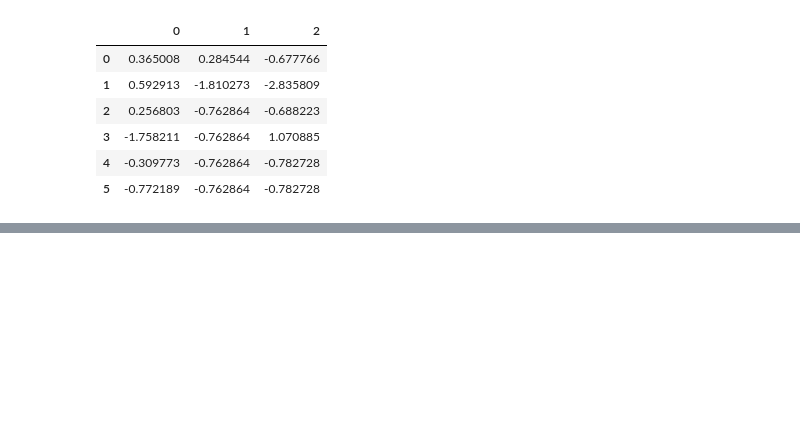
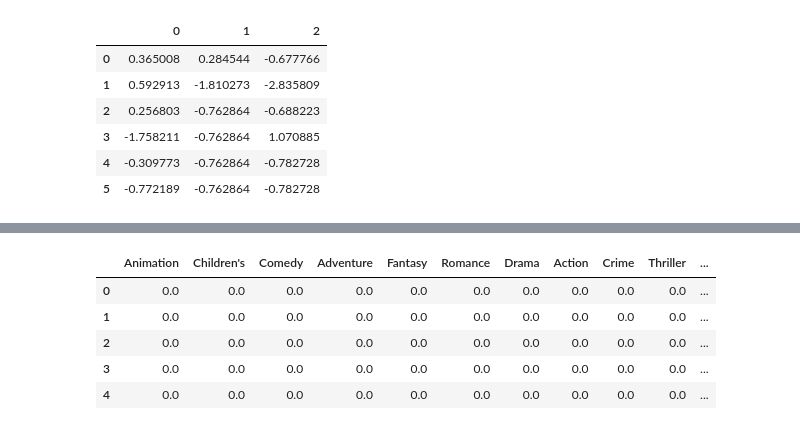
Before and after one commit to wfy0508/LearningPython, a Jupyter notebook: dataAnalysis/chapter7.ipynb, the cells around one changed output, grey strips where cells are left out. Saved outputs shown, nothing was run; the diff lists cells and outputs as text; code cells hidden in the pictures; blank space fills up the shorter version.

```diff
--- a/dataAnalysis/chapter7.ipynb
+++ b/dataAnalysis/chapter7.ipynb
@@ -214,0 +684,13 @@ df.fillna(df.mean())
+# %%
+# 首先构建一个全0的DataFrame
+zero_matrix = np.zeros((len(movies), len(genres)))
+# 生成一个DataFrame
+dummies = pd.DataFrame(zero_matrix, columns=genres)
+dummies.head(5)
+# %% [output]
+|  | Animation | Children's | Comedy | Adventure | Fantasy | Romance | Drama | Action | Crime | Thriller | ... |
+| 0 | 0.0 | 0.0 | 0.0 | 0.0 | 0.0 | 0.0 | 0.0 | 0.0 | 0.0 | 0.0 | ... |
+| 1 | 0.0 | 0.0 | 0.0 | 0.0 | 0.0 | 0.0 | 0.0 | 0.0 | 0.0 | 0.0 | ... |
+| 2 | 0.0 | 0.0 | 0.0 | 0.0 | 0.0 | 0.0 | 0.0 | 0.0 | 0.0 | 0.0 | ... |
+| 3 | 0.0 | 0.0 | 0.0 | 0.0 | 0.0 | 0.0 | 0.0 | 0.0 | 0.0 | 0.0 | ... |
+| 4 | 0.0 | 0.0 | 0.0 | 0.0 | 0.0 | 0.0 | 0.0 | 0.0 | 0.0 | 0.0 | ... |
```
Also changed, not shown: parts of 56 cells of this notebook, 1 other file.
